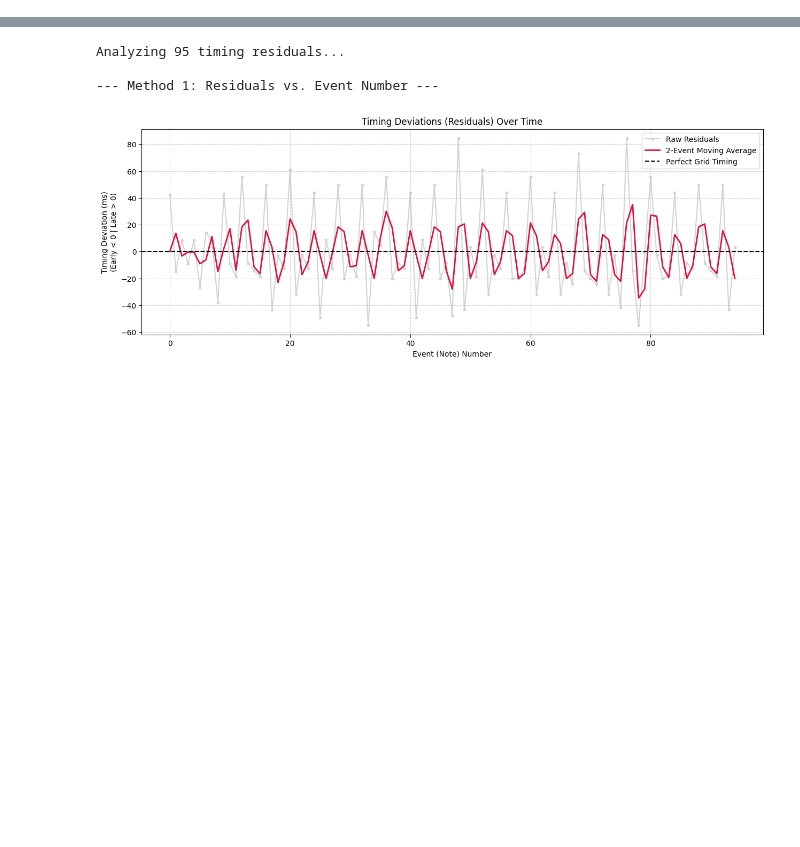
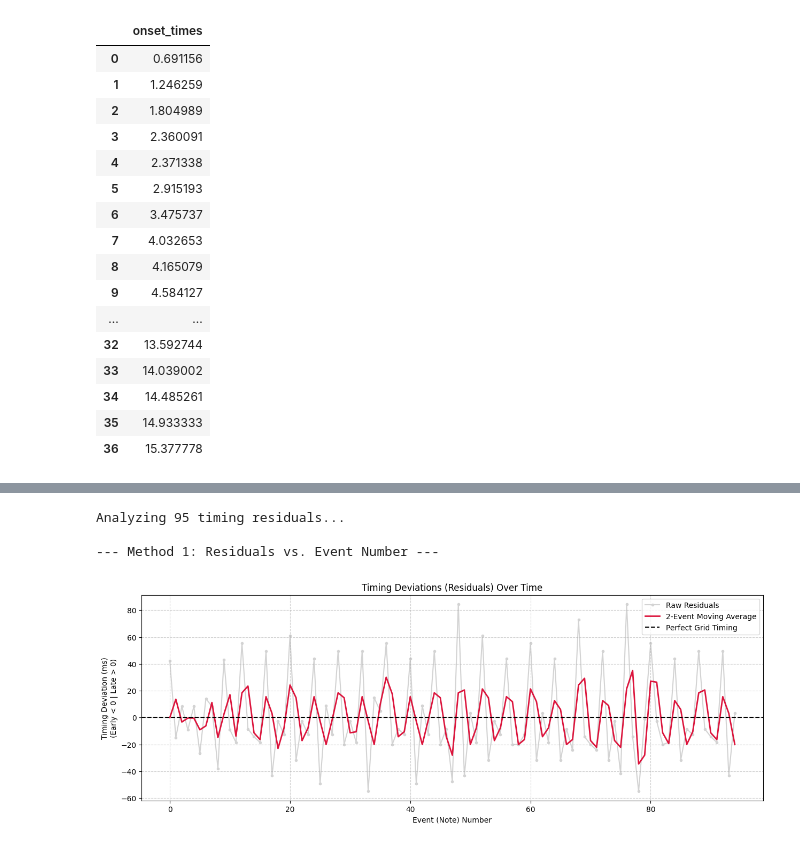
Before and after one commit to egorpol/beat_it, a Jupyter notebook: template_IOI_analysis.ipynb, the cells around one changed output, grey strips where cells are left out. Cells and saved outputs as stored; diff of their text form; code cells hidden in the pictures; blank space fills up the shorter version.

```diff
--- a/template_IOI_analysis.ipynb
+++ b/template_IOI_analysis.ipynb
@@ -22,3 +55,34 @@ display(df)
+# %%
+import numpy as np
+import pandas as pd
+
+bass_onsets  = df_bass['TIME'].to_numpy()
+hum_onsets   = df_hum['TIME'].to_numpy()
+bdrum_onsets = df_bdrum['TIME'].to_numpy()
+
+all_onsets_sorted = np.sort(np.concatenate((bass_onsets, hum_onsets, bdrum_onsets), axis=0))
+
+df = pd.DataFrame({'onset_times': all_onsets_sorted})
+
+display(df)
+# %% [output]
+|  | onset_times |
+| 0 | 0.691156 |
+| 1 | 1.246259 |
+| 2 | 1.804989 |
+| 3 | 2.360091 |
+| 4 | 2.371338 |
+| 5 | 2.915193 |
+| 6 | 3.475737 |
+| 7 | 4.032653 |
+| 8 | 4.165079 |
+| 9 | 4.584127 |
+| ... | ... |
+| 32 | 13.592744 |
+| 33 | 14.039002 |
+| 34 | 14.485261 |
+| 35 | 14.933333 |
+| 36 | 15.377778 |
 # %%
 # ===================================================================
 #                      IOI ANALYSIS WORKFLOW
```
Also changed, not shown: parts of 2 cells of this notebook, 9 other files.
